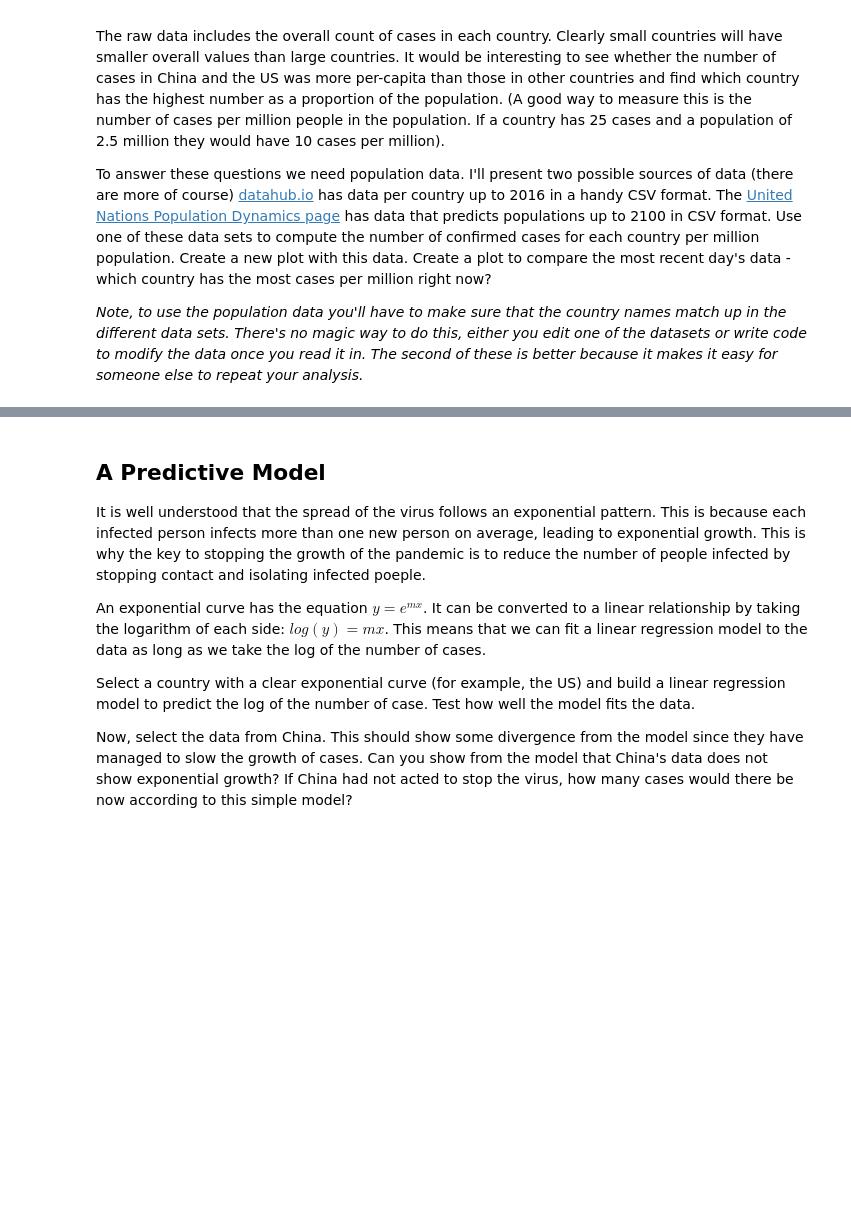
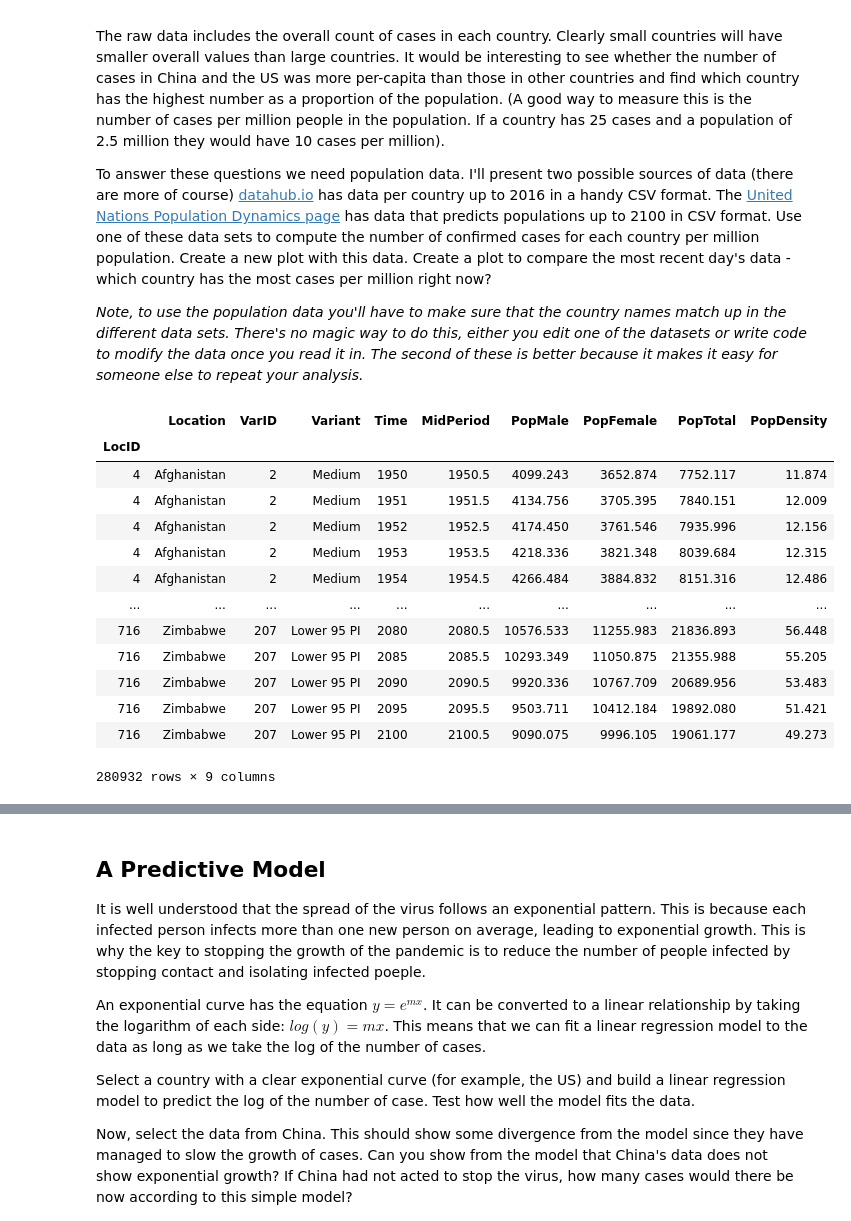
Before and after one commit to iamdraza/University-Practicals, a Jupyter notebook: Portfolio 2.ipynb, the cells around one changed output, grey strips where cells are left out. Drawn from its saved outputs; the diff is of its cells as text; code cells hidden in the pictures; blank space fills up the shorter version.

```diff
--- a/Portfolio 2.ipynb
+++ b/Portfolio 2.ipynb
@@ -155,3 +155,25 @@ The raw data includes the overall count of cases in each country. Clearly small
 To answer these questions we need population data. I'll present two possible sources of data (there are more of course) [datahub.io](https://datahub.io/JohnSnowLabs/population-figures-by-country) has data per country up to 2016 in a handy CSV format. The [United Nations Population Dynamics page](https://population.un.org/wpp/Download/Standard/CSV/) has data that predicts populations up to 2100 in CSV format.  Use one of these data sets to compute the number of confirmed cases for each country per million population.   Create a new plot with this data. Create a plot to compare the most recent day's data - which country has the most cases per million right now?
 
 _Note, to use the population data you'll have to make sure that the country names match up in the different data sets. There's no magic way to do this, either you edit one of the datasets or write code to modify the data once you read it in.  The second of these is better because it makes it easy for someone else to repeat your analysis._
+# %%
+import numpy as np
+import pandas as pd
+import matplotlib.pyplot as plt
+import seaborn as sns
+population = pd.read_csv('files/WPP2019_TotalPopulationBySex (1).csv', index_col=0)
+population
+# %% [output]
+|  | Location | VarID | Variant | Time | MidPeriod | PopMale | PopFemale | PopTotal | PopDensity |
+| LocID |  |  |  |  |  |  |  |  |  |
+| 4 | Afghanistan | 2 | Medium | 1950 | 1950.5 | 4099.243 | 3652.874 | 7752.117 | 11.874 |
+| 4 | Afghanistan | 2 | Medium | 1951 | 1951.5 | 4134.756 | 3705.395 | 7840.151 | 12.009 |
+| 4 | Afghanistan | 2 | Medium | 1952 | 1952.5 | 4174.450 | 3761.546 | 7935.996 | 12.156 |
+| 4 | Afghanistan | 2 | Medium | 1953 | 1953.5 | 4218.336 | 3821.348 | 8039.684 | 12.315 |
+| 4 | Afghanistan | 2 | Medium | 1954 | 1954.5 | 4266.484 | 3884.832 | 8151.316 | 12.486 |
+| ... | ... | ... | ... | ... | ... | ... | ... | ... | ... |
+| 716 | Zimbabwe | 207 | Lower 95 PI | 2080 | 2080.5 | 10576.533 | 11255.983 | 21836.893 | 56.448 |
+| 716 | Zimbabwe | 207 | Lower 95 PI | 2085 | 2085.5 | 10293.349 | 11050.875 | 21355.988 | 55.205 |
+| 716 | Zimbabwe | 207 | Lower 95 PI | 2090 | 2090.5 | 9920.336 | 10767.709 | 20689.956 | 53.483 |
+| 716 | Zimbabwe | 207 | Lower 95 PI | 2095 | 2095.5 | 9503.711 | 10412.184 | 19892.080 | 51.421 |
+| 716 | Zimbabwe | 207 | Lower 95 PI | 2100 | 2100.5 | 9090.075 | 9996.105 | 19061.177 | 49.273 |
+280932 rows × 9 columns
```
Also changed, not shown: parts of 4 cells of this notebook.
